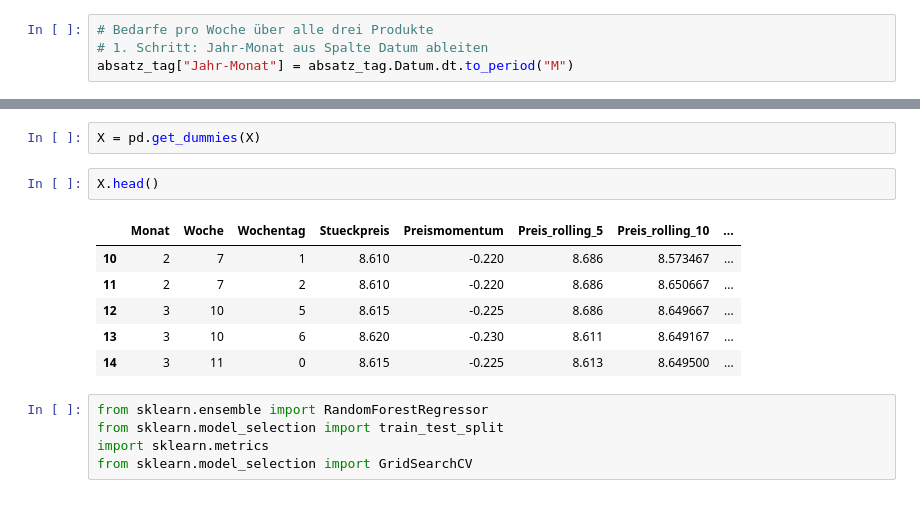
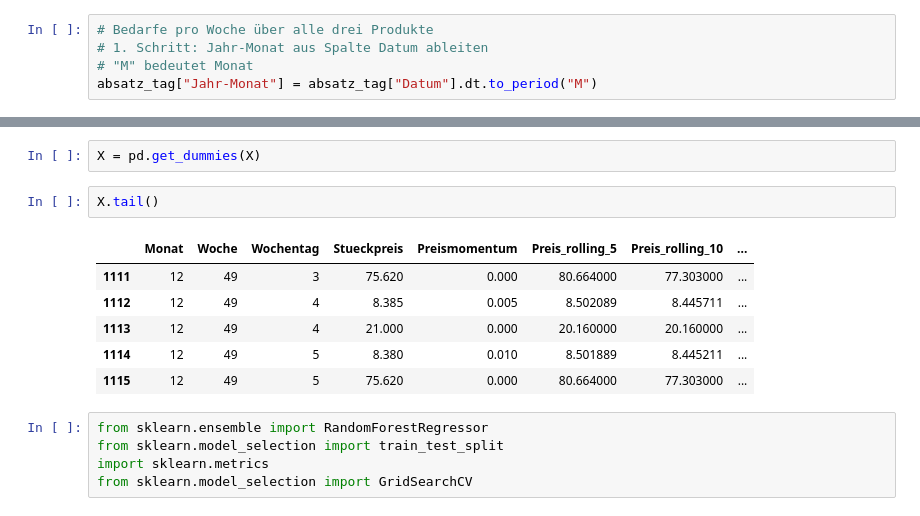
Before and after one commit to AlexKressner/Vorlesung-Business-Intelligence-Anwendungen, a Jupyter notebook: Case_Study_Shopify_Barber_Sales.ipynb, the cells around one changed output, grey strips where cells are left out. Saved outputs shown, nothing was run; the diff lists cells and outputs as text.

```diff
--- a/Case_Study_Shopify_Barber_Sales.ipynb
+++ b/Case_Study_Shopify_Barber_Sales.ipynb
@@ -92,4 +93,5 @@ Name: Bruttoumsatz, dtype: float64
 # %%
 # Bedarfe pro Woche über alle drei Produkte
 # 1. Schritt: Jahr-Monat aus Spalte Datum ableiten
-absatz_tag["Jahr-Monat"] = absatz_tag.Datum.dt.to_period("M")
+# "M" bedeutet Monat
+absatz_tag["Jahr-Monat"] = absatz_tag["Datum"].dt.to_period("M")
@@ -250,14 +268,14 @@ y = absatz_tag[TARGET]
 # %%
 X = pd.get_dummies(X)
 # %%
-X.head()
+X.tail()
 # %% [output]
 |  | Monat | Woche | Wochentag | Stueckpreis | Preismomentum | Preis_rolling_5 | Preis_rolling_10 | ... |
-| 10 | 2 | 7 | 1 | 8.610 | -0.220 | 8.686 | 8.573467 | ... |
-| 11 | 2 | 7 | 2 | 8.610 | -0.220 | 8.686 | 8.650667 | ... |
-| 12 | 3 | 10 | 5 | 8.615 | -0.225 | 8.686 | 8.649667 | ... |
-| 13 | 3 | 10 | 6 | 8.620 | -0.230 | 8.611 | 8.649167 | ... |
-| 14 | 3 | 11 | 0 | 8.615 | -0.225 | 8.613 | 8.649500 | ... |
+| 1111 | 12 | 49 | 3 | 75.620 | 0.000 | 80.664000 | 77.303000 | ... |
+| 1112 | 12 | 49 | 4 | 8.385 | 0.005 | 8.502089 | 8.445711 | ... |
+| 1113 | 12 | 49 | 4 | 21.000 | 0.000 | 20.160000 | 20.160000 | ... |
+| 1114 | 12 | 49 | 5 | 8.380 | 0.010 | 8.501889 | 8.445211 | ... |
+| 1115 | 12 | 49 | 5 | 75.620 | 0.000 | 80.664000 | 77.303000 | ... |
 # %%
 from sklearn.ensemble import RandomForestRegressor
 from sklearn.model_selection import train_test_split
```
Also changed, not shown: parts of 11 cells of this notebook.
